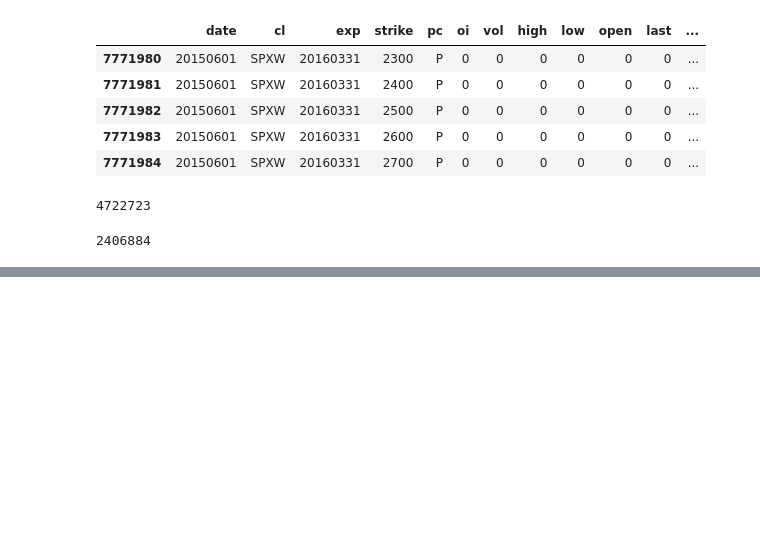
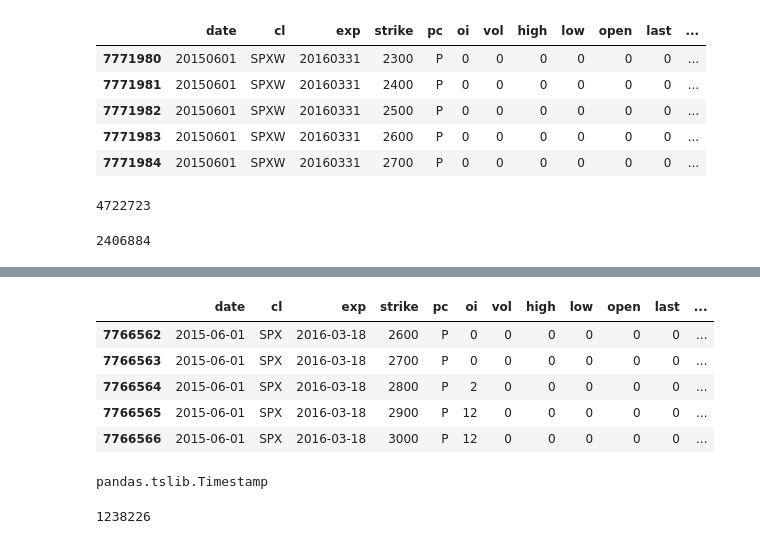
Before and after one commit to marcolunardi/metis, a Jupyter notebook: kojak_work/options_project.ipynb, the cells around one changed output, grey strips where cells are left out. Saved outputs shown, nothing was run; the diff lists cells and outputs as text; code cells hidden in the pictures; blank space fills up the shorter version.

```diff
--- a/kojak_work/options_project.ipynb
+++ b/kojak_work/options_project.ipynb
@@ -95,0 +119,13 @@ NameError: name 'spxct' is not defined
+# %%
+spxc.tail(5)
+# %% [output]
+|  | date | cl | exp | strike | pc | oi | vol | high | low | open | last | ... |
+| 7766562 | 2015-06-01 | SPX | 2016-03-18 | 2600 | P | 0 | 0 | 0 | 0 | 0 | 0 | ... |
+| 7766563 | 2015-06-01 | SPX | 2016-03-18 | 2700 | P | 0 | 0 | 0 | 0 | 0 | 0 | ... |
+| 7766564 | 2015-06-01 | SPX | 2016-03-18 | 2800 | P | 2 | 0 | 0 | 0 | 0 | 0 | ... |
+| 7766565 | 2015-06-01 | SPX | 2016-03-18 | 2900 | P | 12 | 0 | 0 | 0 | 0 | 0 | ... |
+| 7766566 | 2015-06-01 | SPX | 2016-03-18 | 3000 | P | 12 | 0 | 0 | 0 | 0 | 0 | ... |
+# %%
+type(spxc.date[7766562])
+# %% [output]
+pandas.tslib.Timestamp
@@ -95,0 +136,11 @@ NameError: name 'spxct' is not defined
+# %%
+quarters = []
+for q in spxc['exp']:
+    if q.month % 3 == 0:
+        quarters.append(1)
+    else:
+        quarters.append(0)
+
+sum(quarters)
+# %% [output]
+1238226
```
Also changed, not shown: parts of 27 cells of this notebook, 5 other files.
